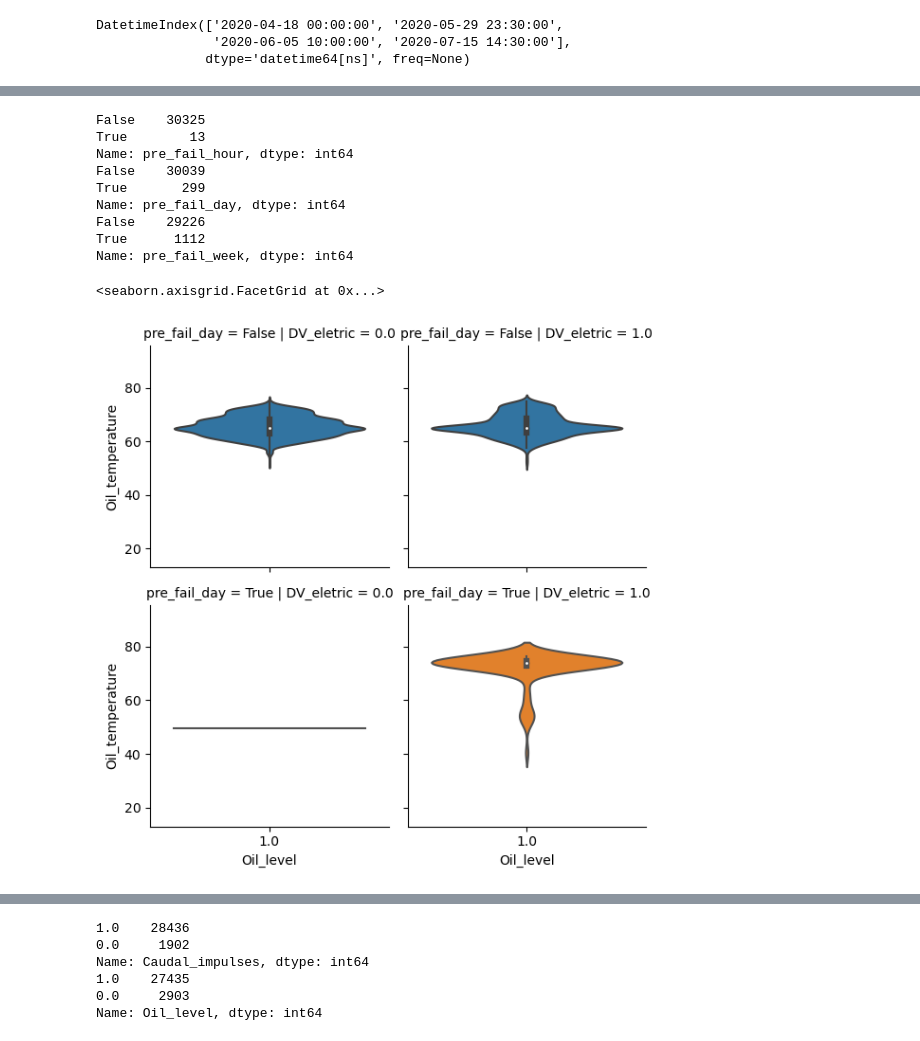
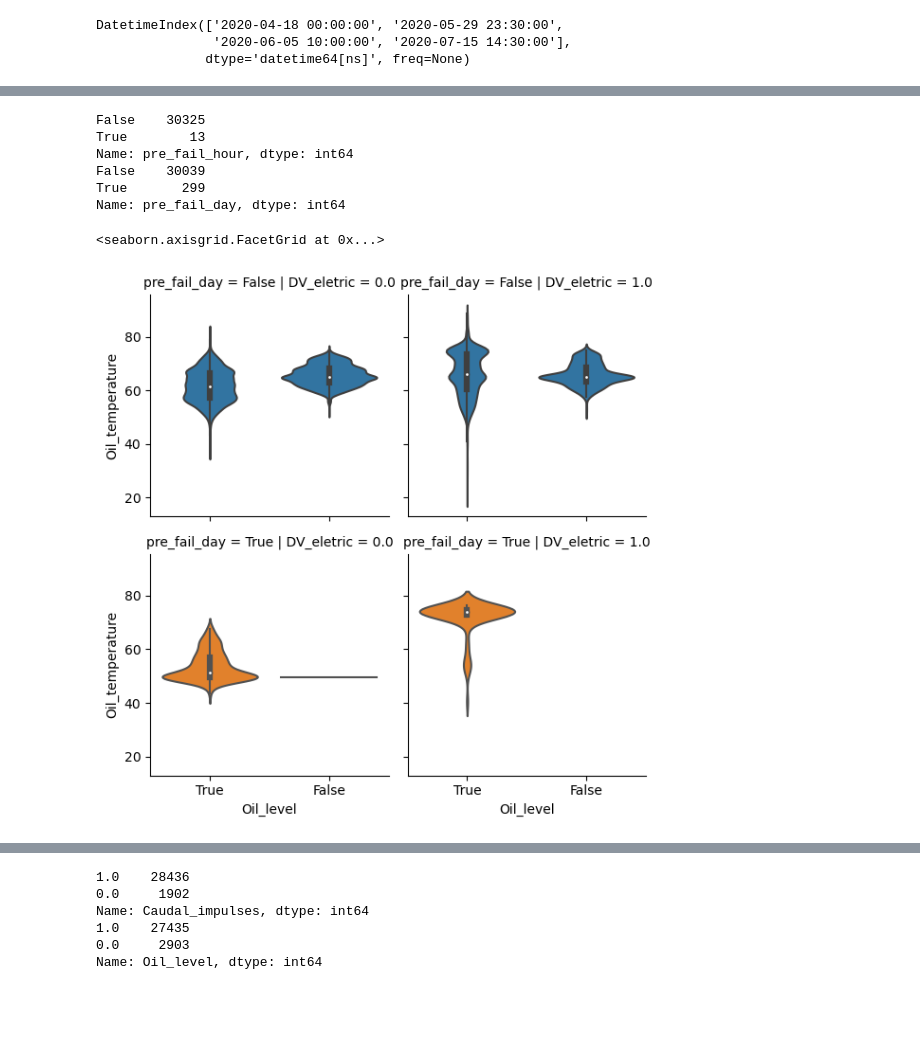
Before and after one commit to Dave-Codes/Predictive-Maintenance, a Jupyter notebook: predictive-maintenance-metropt-3.ipynb, the cells around one changed output, grey strips where cells are left out. Cells and saved outputs as stored; diff of their text form; code cells hidden in the pictures; blank space fills up the shorter version.

```diff
--- a/predictive-maintenance-metropt-3.ipynb
+++ b/predictive-maintenance-metropt-3.ipynb
@@ -95,6 +96,6 @@ dtypes: float64(15), object(1)
 memory usage: 3.9+ MB
 # %%
-metro_df_large['timestamp'] = pd.to_datetime(metro_df_large['timestamp'])
+#metro_df_large['timestamp'] = pd.to_datetime(metro_df_large['timestamp'])
 # %% [markdown]
 # Creating a target feature
 # %% [markdown]
@@ -212,7 +213,8 @@ Name: pre_fail_hour, dtype: int64
 
 failure_df['fail_duration'] = failure_df['failure_end'] - failure_df['failure_start']
 failure_df['fail_date'] = failure_df['failure_start'].dt.date
-failure_df.set_index('failure_start')
+failure_df = failure_df.set_index('pre_fail_week').sort_index()
+
 print(failure_df.head())
 print(failure_df.dtypes)
 # %% [output]
@@ -235,0 +246,2 @@ dtype: object
+# %%
+metro_df_large.index = pd.to_datetime(metro_df_large.index)
@@ -244,9 +299,9 @@ DatetimeIndex(['2020-04-18 00:00:00', '2020-05-29 23:30:00',
               dtype='datetime64[ns]', freq=None)
 # %%
 # Creating a pre_fail_week feature by comparing timestamps with a date range ending at start of failures and starting 7 days prior
-metro_df_large['pre_fail_week'] = metro_df_large.timestamp.dt.round('D').isin(failure_df.pre_fail_week)
+metro_df_large['pre_fail_week'] = metro_df_large.index.round('D').isin(failure_df.index)
 
-metro_df_large['pre_fail_day'] = metro_df_large.timestamp.dt.round('D').isin(failure_df.pre_fail_day)
+metro_df_large['pre_fail_day'] = metro_df_large.index.round('D').isin(failure_df.pre_fail_day)
 
-metro_df_large['pre_fail_hour'] = metro_df_large.timestamp.dt.round('H').isin(failure_df.pre_fail_hour)
+metro_df_large['pre_fail_hour'] = metro_df_large.index.round('H').isin(failure_df.pre_fail_hour)
 # %%
@@ -267,7 +319,6 @@ metro_df_large.head()
 # %%
 print(metro_df_large.pre_fail_hour.value_counts())
 print(metro_df_large.pre_fail_day.value_counts())
-print(metro_df_large.pre_fail_week.value_counts())
 # %% [output]
 False    30325
 True        13
@@ -275,13 +326,10 @@ Name: pre_fail_hour, dtype: int64
 False    30039
 True       299
 Name: pre_fail_day, dtype: int64
-False    29226
-True      1112
-Name: pre_fail_week, dtype: int64
 # %%
 grid = sns.FacetGrid(metro_df_large, row='pre_fail_day', col='DV_eletric', hue='pre_fail_day')
-grid.map(sns.violinplot, 'Oil_level', 'Oil_temperature')
+grid.map(sns.violinplot, 'Oil_level', 'Oil_temperature', order=[True, False])
 # %% [output]
 <seaborn.axisgrid.FacetGrid at 0x...>
-[figure, old version]
+[figure, new version]
 # %%
```
Also changed, not shown: parts of 18 cells of this notebook.
